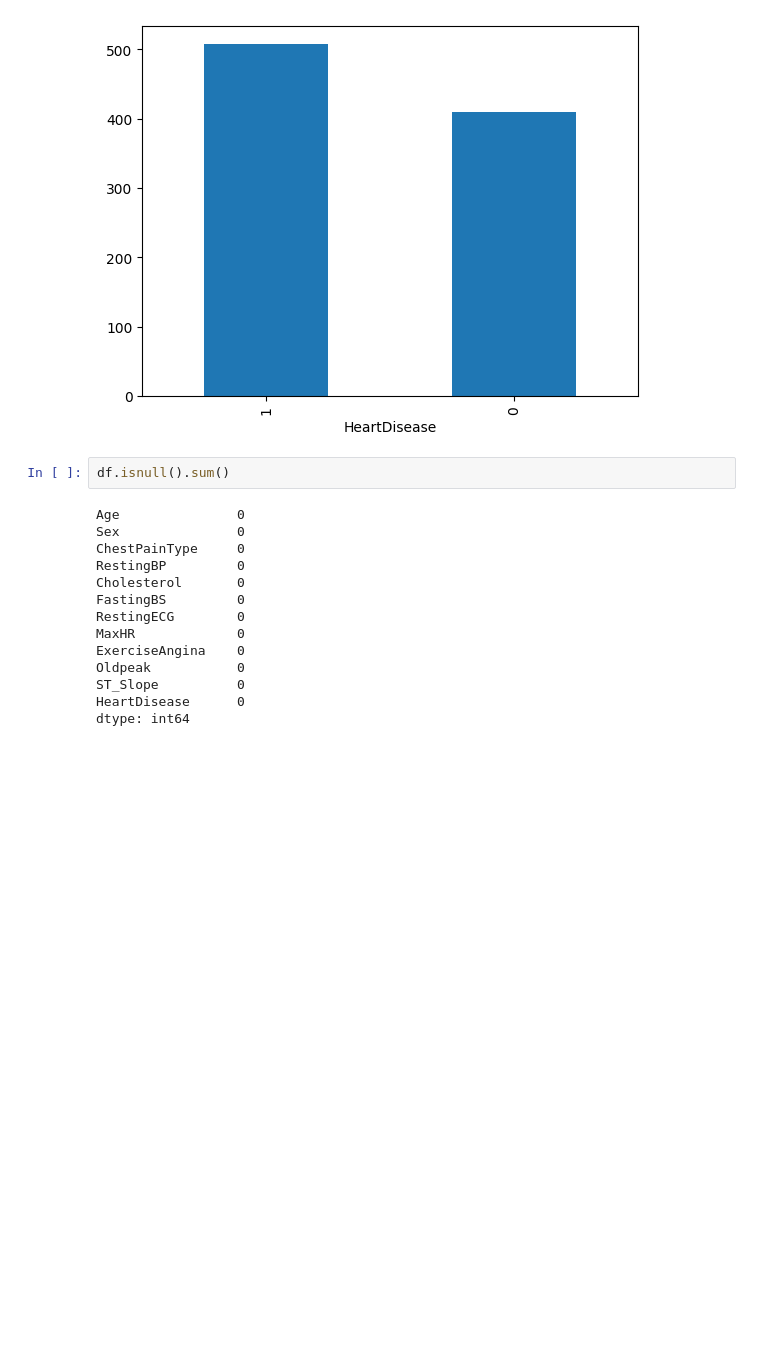
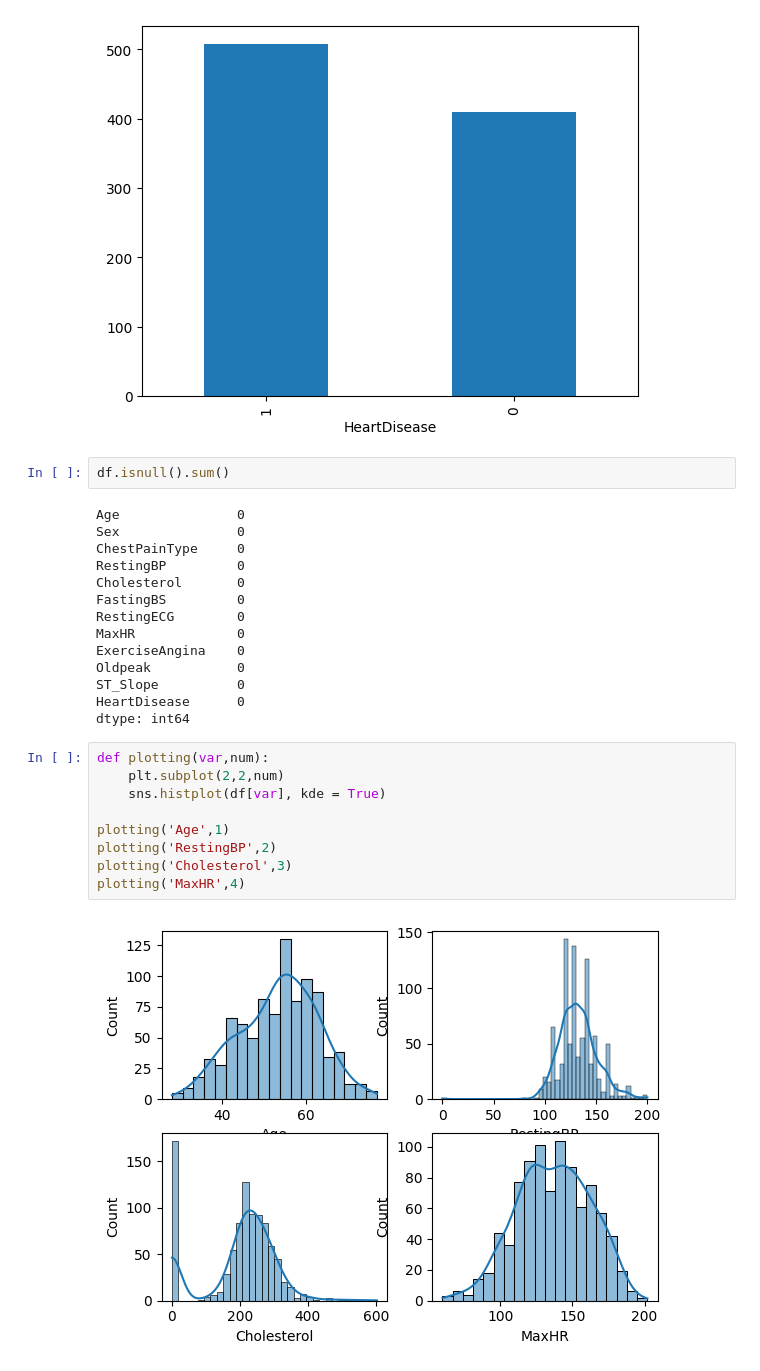
Before and after one commit to akkiyolo/ml_majors, a Jupyter notebook: heart_dataset/model.ipynb, the cells around one changed output. Drawn from its saved outputs; the diff is of its cells as text; blank space fills up the shorter version.

```diff
--- a/heart_dataset/model.ipynb
+++ b/heart_dataset/model.ipynb
@@ -87,3 +87,14 @@ Oldpeak           0
 ST_Slope          0
 HeartDisease      0
 dtype: int64
+# %%
+def plotting(var,num):
+    plt.subplot(2,2,num)
+    sns.histplot(df[var], kde = True)
+
+plotting('Age',1)
+plotting('RestingBP',2)
+plotting('Cholesterol',3)
+plotting('MaxHR',4)
+# %% [output]
+[figure, added]
```
